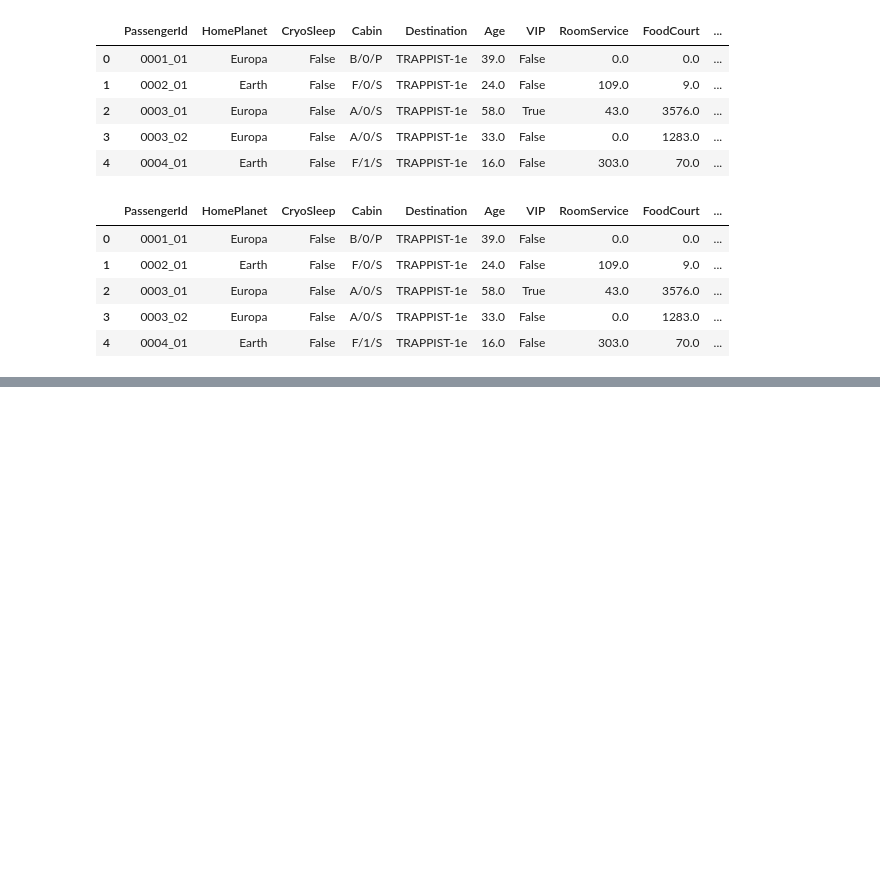
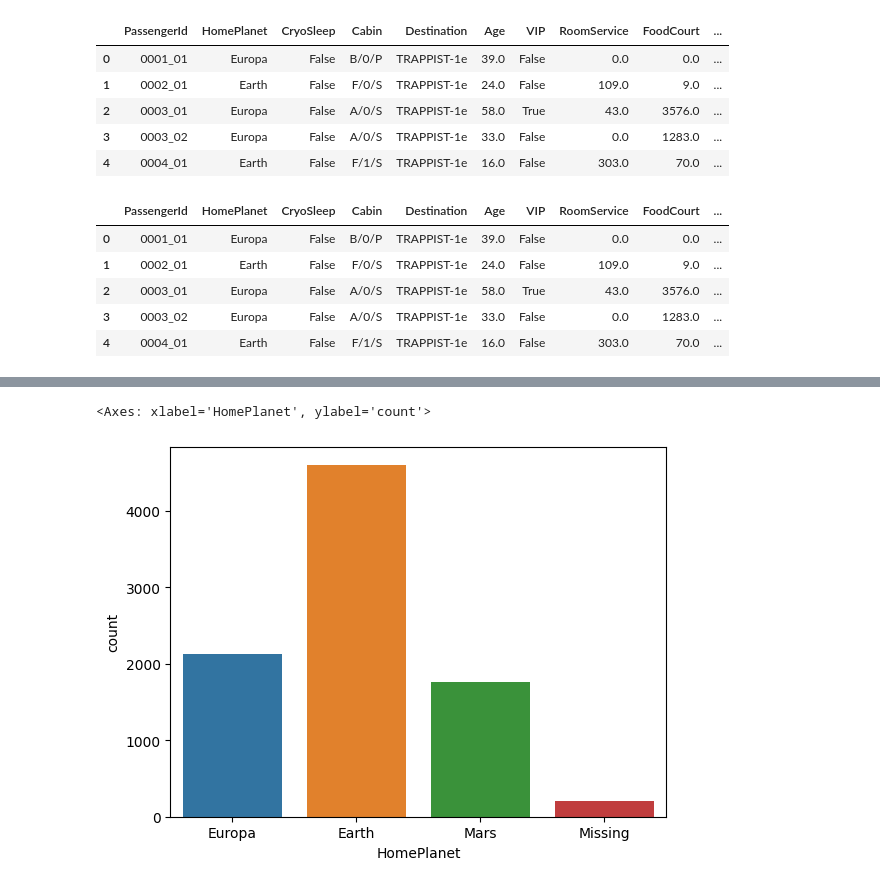
Before and after one commit to andreggalvao/Spaceship-Titanic-ML, a Jupyter notebook: spaceship-titanic-ml.ipynb, the cells around one changed output, grey strips where cells are left out. Cells and saved outputs as stored; diff of their text form; code cells hidden in the pictures; blank space fills up the shorter version.

```diff
--- a/spaceship-titanic-ml.ipynb
+++ b/spaceship-titanic-ml.ipynb
@@ -64,6 +61,6 @@ train.head()
 | 3 | 0003_02 | Europa | False | A/0/S | TRAPPIST-1e | 33.0 | False | 0.0 | 1283.0 | ... |
 | 4 | 0004_01 | Earth | False | F/1/S | TRAPPIST-1e | 16.0 | False | 303.0 | 70.0 | ... |
 # %%
-X_train = train.drop(columns = 'Transported')
-y_train = train[['Transported']]
+X = train.drop(columns = 'Transported')
+y = train[['Transported']]
 # %%
@@ -76,5 +73,8 @@ X_train.head()
 | 3 | 0003_02 | Europa | False | A/0/S | TRAPPIST-1e | 33.0 | False | 0.0 | 1283.0 | ... |
 | 4 | 0004_01 | Earth | False | F/1/S | TRAPPIST-1e | 16.0 | False | 303.0 | 70.0 | ... |
 # %%
-X_train[['deck', 'num', 'side']] = X_train['Cabin'].str.split(pat = '/', expand = True)
-X_train.drop(columns = 'Cabin', inplace = True)
+# separando os valores de cabine
+X[['deck', 'num', 'side']] = X['Cabin'].str.split(pat = '/', expand = True)
+X.drop(columns = 'Cabin', inplace = True)
+
+#estudar como jogar usso num pipeline
@@ -113,0 +97,7 @@ X_train.replace({ False : 0,
+# %%
+#substiutior os False and Trues por 0 e 1
+X.replace({ False : 0,
+                 True: 1}, inplace = True)
+
+y.replace({ False : 0,
+                 True: 1}, inplace = True)
@@ -133,0 +148,7 @@ memory usage: 1018.8+ KB
+# %%
+
+sns.countplot(data = X.fillna('Missing'), x = 'HomePlanet')
+# Substituir missing por earth
+# %% [output]
+<Axes: xlabel='HomePlanet', ylabel='count'>
+[figure, added]
```
Also changed, not shown: parts of 21 cells of this notebook.
